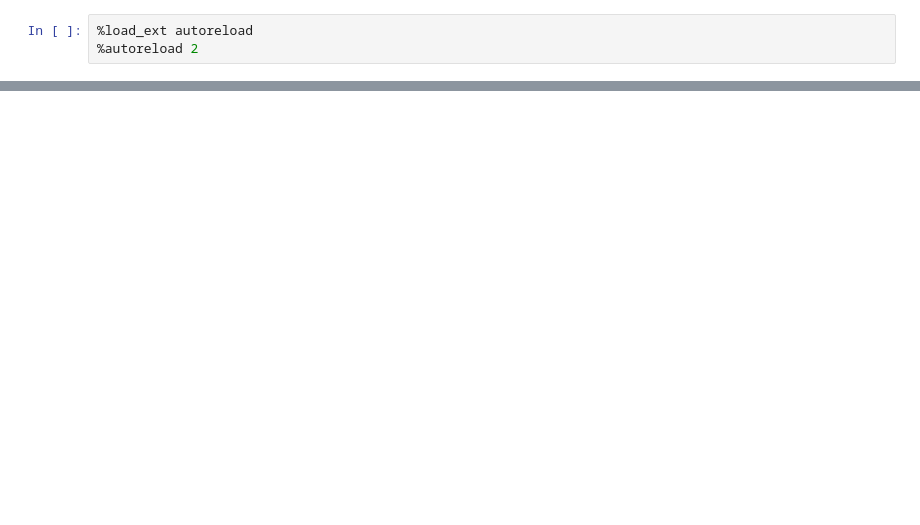
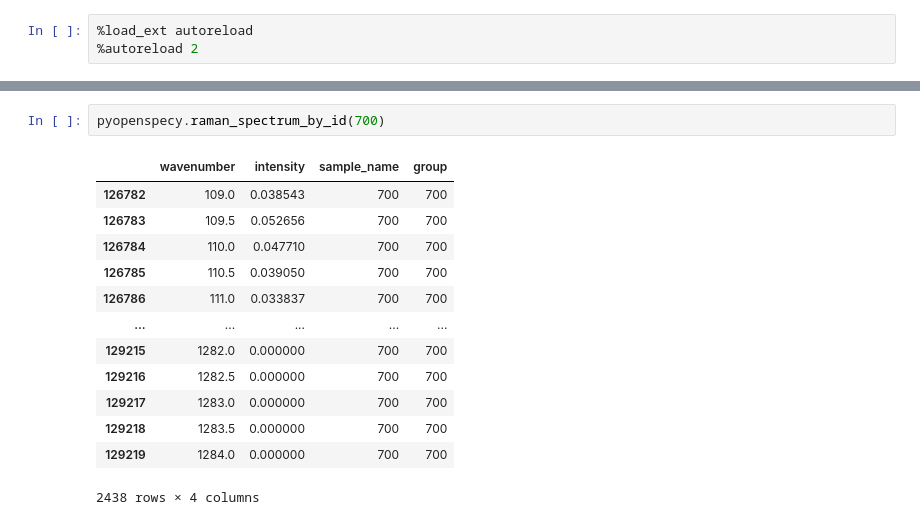
Before and after one commit to julianirwin/pyopenspecy, a Jupyter notebook: notebooks/test.ipynb, the cells around one changed output, grey strips where cells are left out. Cells and saved outputs as stored; diff of their text form; blank space fills up the shorter version.

```diff
--- a/notebooks/test.ipynb
+++ b/notebooks/test.ipynb
@@ -57,0 +55,16 @@ s
+# %%
+pyopenspecy.raman_spectrum_by_id(700)
+# %% [output]
+|  | wavenumber | intensity | sample_name | group |
+| 126782 | 109.0 | 0.038543 | 700 | 700 |
+| 126783 | 109.5 | 0.052656 | 700 | 700 |
+| 126784 | 110.0 | 0.047710 | 700 | 700 |
+| 126785 | 110.5 | 0.039050 | 700 | 700 |
+| 126786 | 111.0 | 0.033837 | 700 | 700 |
+| ... | ... | ... | ... | ... |
+| 129215 | 1282.0 | 0.000000 | 700 | 700 |
+| 129216 | 1282.5 | 0.000000 | 700 | 700 |
+| 129217 | 1283.0 | 0.000000 | 700 | 700 |
+| 129218 | 1283.5 | 0.000000 | 700 | 700 |
+| 129219 | 1284.0 | 0.000000 | 700 | 700 |
+2438 rows × 4 columns
```
Also changed, not shown: parts of 7 cells of this notebook, 2 other files.
